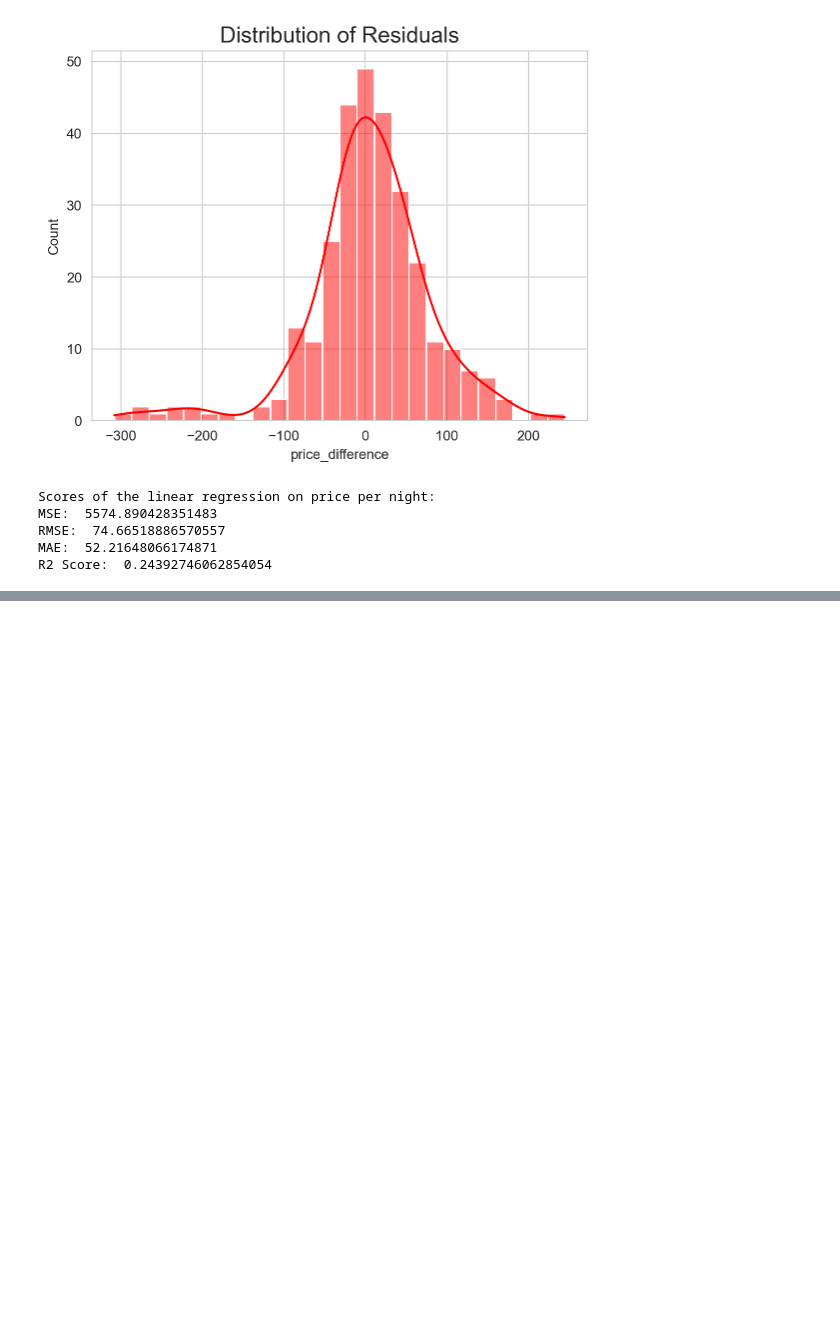
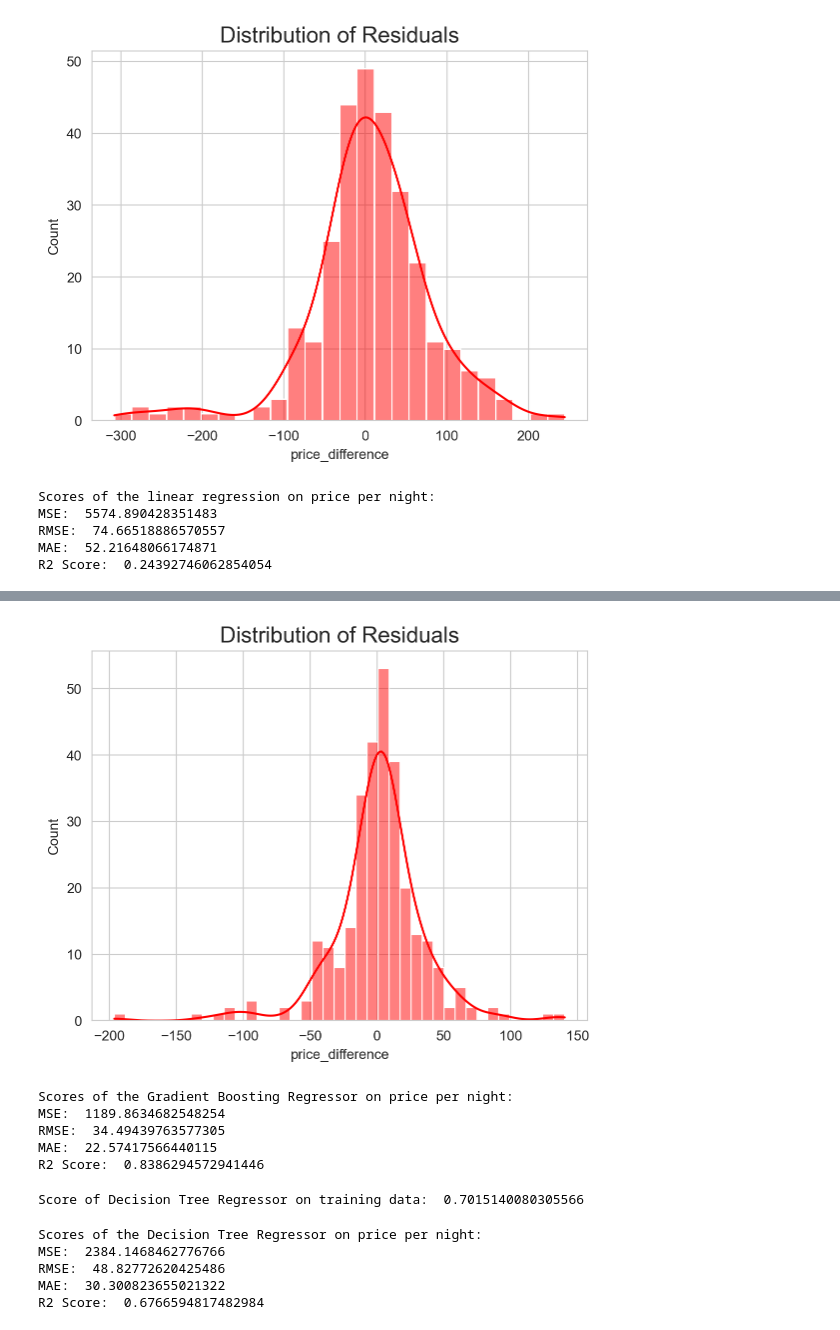
Before and after one commit to danielle-levi/BookingExpediaDSP, a Jupyter notebook: section_4.ipynb, the cells around one changed output, grey strips where cells are left out. Saved outputs shown, nothing was run; the diff lists cells and outputs as text; code cells hidden in the pictures; blank space fills up the shorter version.

```diff
--- a/section_4.ipynb
+++ b/section_4.ipynb
@@ -747,0 +786,27 @@ import matplotlib.pyplot as plt
+# %%
+# גרף התפלגות שאריות (Residuals)
+resid = y_test - y_pred_test
+sns.histplot(resid, kde=True, color='red')
+plt.title("Distribution of Residuals", fontsize=16)
+plt.show()
+# %% [output]
+[figure, added]
+# %%
+# חישוב מדדי שגיאות
+mse = mean_squared_error(y_test, y_pred_test)
+rmse = mse**0.5
+r2_gp_model = r2_score(y_test, y_pred_test)
+mae = mean_absolute_error(y_test, y_pred_test)
+
+# הצגת מדדי השגיאות
+print("Scores of the Gradient Boosting Regressor on price per night:")
+print("MSE: ", mse)
+print("RMSE: ", rmse)
+print("MAE: ", mae)
+print("R2 Score: ", r2_gp_model)
+# %% [output]
+Scores of the Gradient Boosting Regressor on price per night:
+MSE:  1189.8634682548254
+RMSE:  34.49439763577305
+MAE:  22.57417566440115
+R2 Score:  0.8386294572941446
@@ -747,0 +820,42 @@ import matplotlib.pyplot as plt
+# %%
+from sklearn.tree import DecisionTreeRegressor
+from sklearn.metrics import mean_squared_error, r2_score, mean_absolute_error
+import seaborn as sns
+import matplotlib.pyplot as plt
+
+# הגדרת מודל Decision Tree Regressor
+dtr_model = DecisionTreeRegressor(
+    max_depth=9,
+    min_samples_leaf=16,
+    min_samples_split=6
+)
+
+# אימון המודל על סט האימון
+dtr_model.fit(x_train, y_train)
+# הצגת ציון המודל בסט האימון
+print("Score of Decision Tree Regressor on training data: ", dtr_model.score(x_train, y_train))
+# %% [output]
+Score of Decision Tree Regressor on training data:  0.7015140080305566
+# %%
+# חיזוי נתונים בסט האימון ובסט הבדיקה
+y_pred_train = dtr_model.predict(x_train)
+y_pred_test = dtr_model.predict(x_test)
+
+# חישוב מדדי שגיאות
+mse = mean_squared_error(y_test, y_pred_test)
+rmse = mse**0.5
+r2_dtr_model = r2_score(y_test, y_pred_test)
+mae = mean_absolute_error(y_test, y_pred_test)
+
+# הצגת מדדי השגיאות
+print("Scores of the Decision Tree Regressor on price per night:")
+print("MSE: ", mse)
+print("RMSE: ", rmse)
+print("MAE: ", mae)
+print("R2 Score: ", r2_dtr_model)
+# %% [output]
+Scores of the Decision Tree Regressor on price per night:
+MSE:  2384.1468462776766
+RMSE:  48.82772620425486
+MAE:  30.300823655021322
+R2 Score:  0.6766594817482984
```
Also changed, not shown: parts of 34 cells of this notebook.
